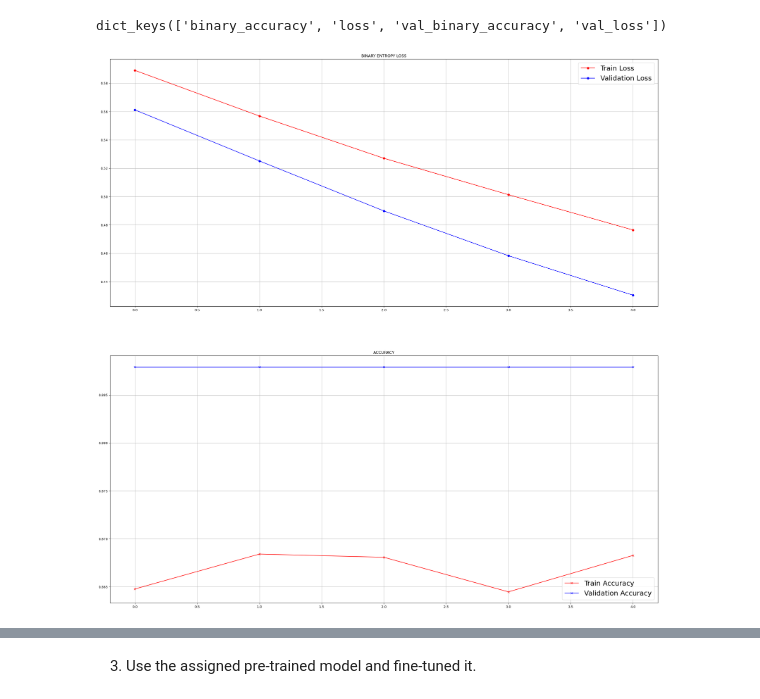
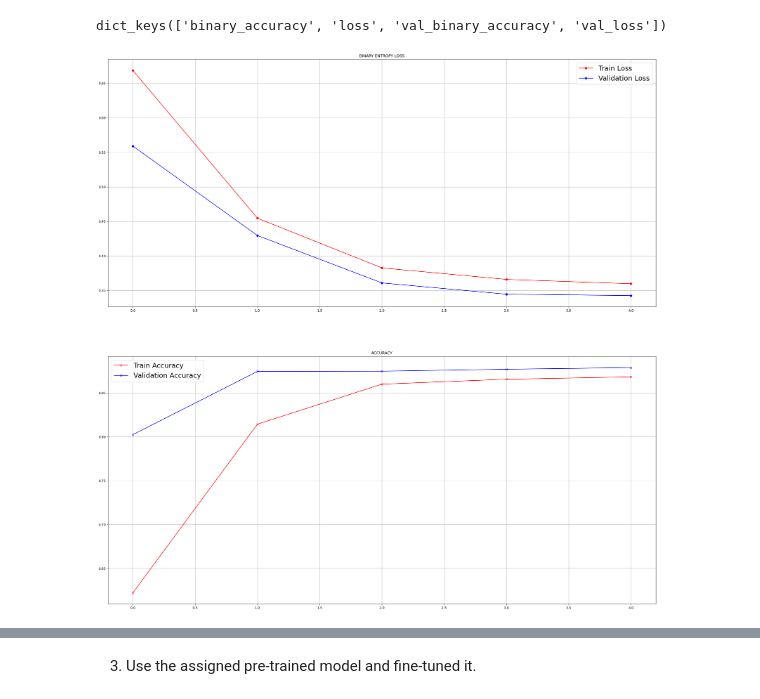
Before and after one commit to tmaiecnj/CPE-313, a Jupyter notebook: Prelim Skills Exam.ipynb, the cells around one changed output, grey strips where cells are left out. Saved outputs shown, nothing was run; the diff lists cells and outputs as text; code cells hidden in the pictures.

```diff
--- a/Prelim Skills Exam.ipynb
+++ b/Prelim Skills Exam.ipynb
@@ -178,7 +178,7 @@ sample_weights = xray_df['Finding Labels'].map(lambda x: len(x.split('|')) if le
 sample_weights /= sample_weights.sum()
 
 xray_df = xray_df.sample(xray_df.shape[0], weights=sample_weights)
-xray_df = xray_df.sample(40000, weights=sample_weights)
+xray_df = xray_df.sample(112120, weights=sample_weights)
 # %%
 xray_df['disease_vec'] = xray_df.apply(lambda x: [x[all_labels].values], 1).map(lambda x: x[0])
 # %%
@@ -280,7 +278,7 @@ Found 4334 validated image filenames belonging to 13 classes.
 
 t_x, t_y = next(train_generator)
 
-fig, m_axs = plt.subplots(2, 2, figsize = (8, 8))
+fig, m_axs = plt.subplots(4, 4, figsize = (16, 16))
 
 for (c_x, c_y, c_ax) in zip(t_x, t_y, m_axs.flatten()):
     c_ax.imshow(c_x[:,:,0], cmap = 'bone', vmin = -1.5, vmax = 1.5)
@@ -298,14 +300,18 @@ for (c_x, c_y, c_ax) in zip(t_x, t_y, m_axs.flatten()):
 
 model1 = Sequential([
     Conv2D(64, (2,2), activation='relu', input_shape=(128,128,1), padding='same'),
+    BatchNormalization(),
     MaxPooling2D((2,2)),
-    Dropout(0.3),
+    Dropout(0.6),
 
     Flatten(),
-    Dense(32, activation='relu'),
-    Dropout((0.6)),
-    Dense(16, activation='relu'),
-    Dropout((0.6)),
+    Dense(32),
+    Activation('relu'),
+    BatchNormalization(),
+    Dropout((0.4)),
+    Dense(16),
+    Activation('relu'),
+    Dropout((0.2)),
     Dense(len(all_labels), activation='sigmoid')
 ])
 # %%
@@ -344,5 +350,5 @@ model1.compile(optimizer = 'adam',
 history1 = model1.fit(train_generator,
                       steps_per_epoch=100,
                       validation_data = (X_test, y_test),
-                      epochs = 1)
+                      epochs = 5)
 # %% [output]
@@ -447,9 +433,9 @@ def plot_roc(y_test, y_pred, model_name):
 # %%
 ## Training and Validation Accuracy and Loss
 
-plot_loss_accuracy(history1_2)
+plot_loss_accuracy(history1)
 # %% [output]
-[figure, old version]
+[figure, new version]
 # %%
 fig, c_ax = plt.subplots(1,1, figsize = (9, 9))
 
```
Also changed, not shown: parts of 34 cells of this notebook.
